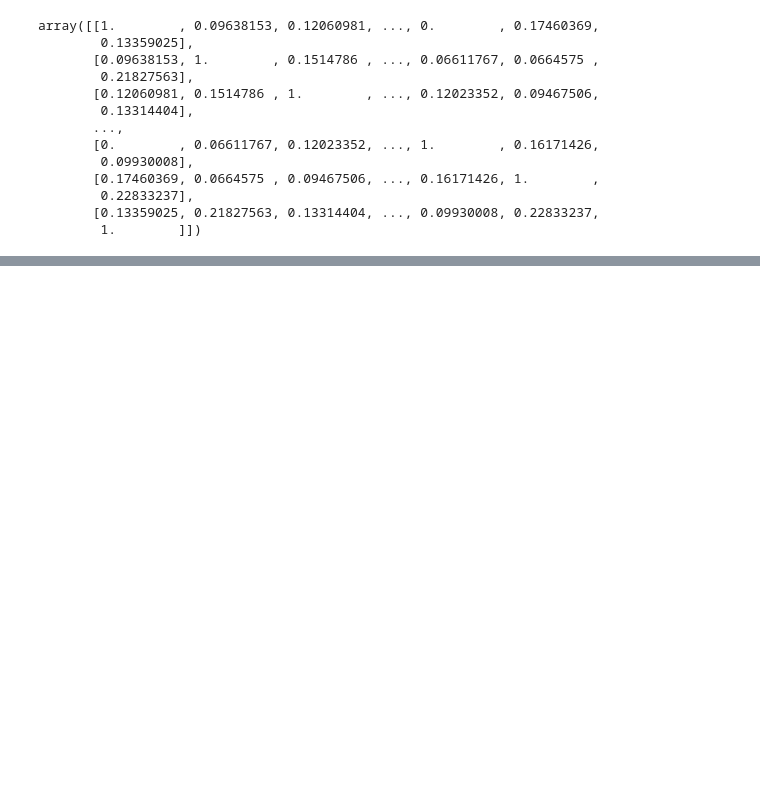
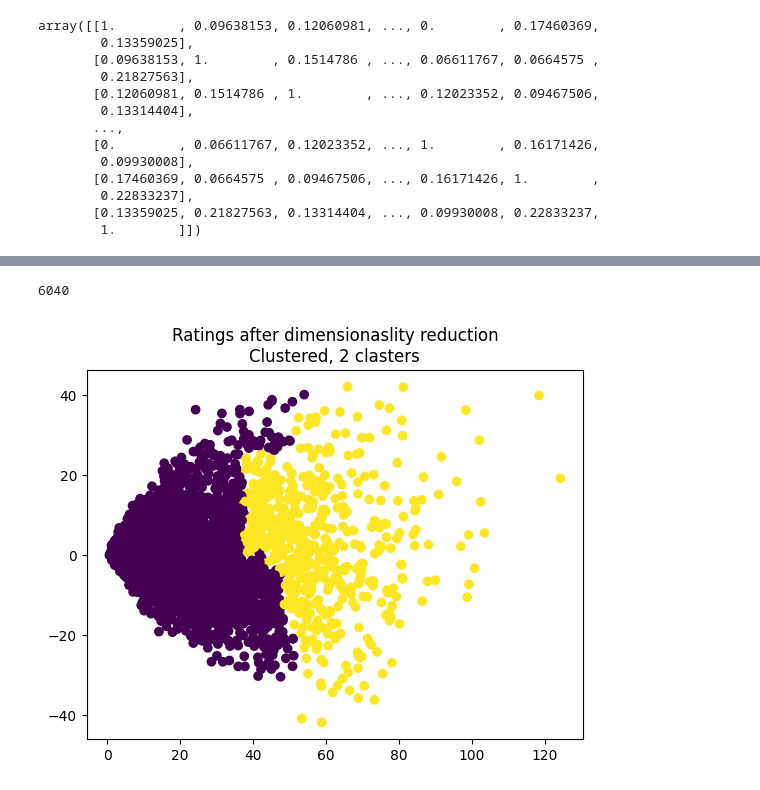
Before and after one commit to ozhenchuk/RecSys2024, a Jupyter notebook: experiments/Exp_1_1_20240612_Dataset_initial_exploration/experiment.ipynb, the cells around one changed output, grey strips where cells are left out. Drawn from its saved outputs; the diff is of its cells as text; code cells hidden in the pictures; blank space fills up the shorter version.

```diff
--- a/experiments/Exp_1_1_20240612_Dataset_initial_exploration/experiment.ipynb
+++ b/experiments/Exp_1_1_20240612_Dataset_initial_exploration/experiment.ipynb
@@ -117,0 +152,14 @@ These are the main questions that we would like to answer with our exploratory d
+# %%
+clustering_2 = AgglomerativeClustering().fit(ratings_transformed_2)
+# %%
+len(clustering_2.labels_)
+# %% [output]
+6040
+# %%
+plt.scatter(ratings_transformed_2.T[0],
+            ratings_transformed_2.T[1],
+            c=clustering_2.labels_)
+plt.title(f'Ratings after dimensionaslity reduction\nClustered, {clustering_2.n_clusters_} clasters')
+plt.show()
+# %% [output]
+[figure, added]
```
Also changed, not shown: parts of 77 cells of this notebook, 2 other files.
